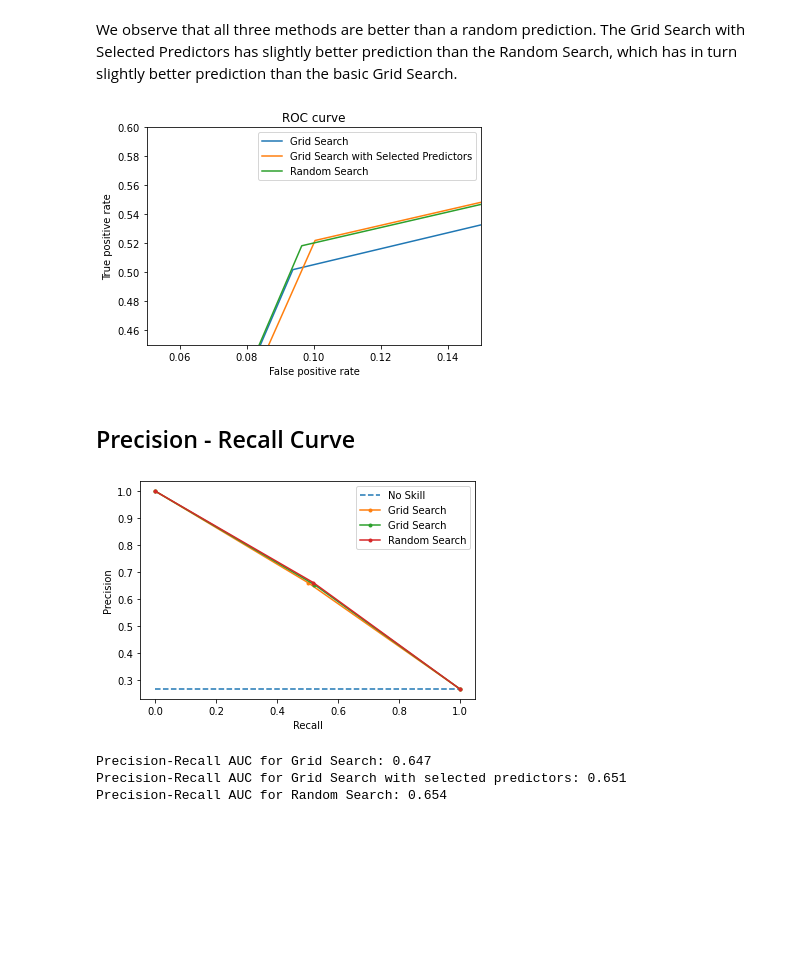
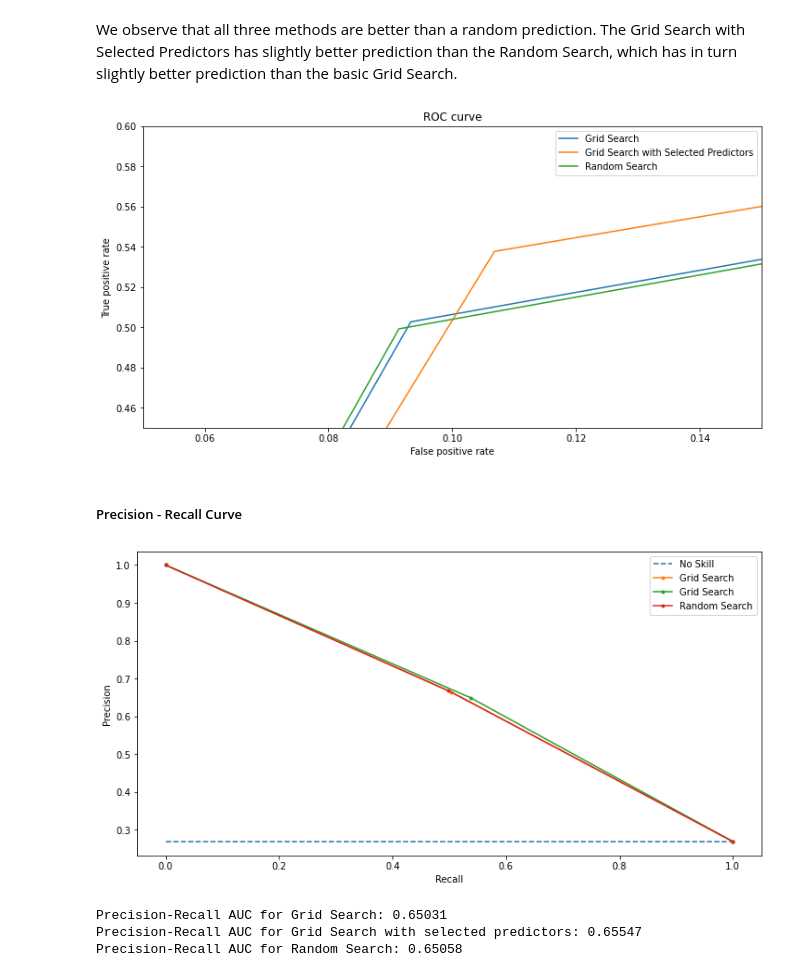
Before and after one commit to JulesTriomphe/dsip, a Jupyter notebook: PS2/ps02.ipynb, the cells around one changed output. Cells and saved outputs as stored; diff of their text form; code cells hidden in the pictures; blank space fills up the shorter version.

```diff
--- a/PS2/ps02.ipynb
+++ b/PS2/ps02.ipynb
@@ -228,7 +344,7 @@ Let's try to run the model again, but this time selecting only the most impactin
 # %%
 grid_selected_features = [grid_feature_importances[i][0] for i in range(15)]
 grid_X_train_sel = X_train[grid_selected_features]
-grid_X_val_sel = X_val[grid_selected_features]
+grid_X_test_sel = X_test[grid_selected_features]
 # %%
 grid_clf.fit(grid_X_train_sel, y_train)
 # %% [output]
@@ -283,5 +399,5 @@ grid_clf_best_sel = RandomForestClassifier(n_jobs = -1,max_depth = grid_best_max
 # %%
 grid_clf_best_sel.fit(grid_X_train_sel, y_train);
 # %%
-grid_y_pred_sel = grid_clf_best_sel.predict(grid_X_val_sel)
+grid_y_pred_sel = grid_clf_best_sel.predict(grid_X_test_sel)
 # %%
@@ -360,5 +476,5 @@ random_clf_best = RandomForestClassifier(max_depth = 35, max_features = 'sqrt',
 # %%
 random_clf_best.fit(X_train, y_train);
 # %%
-random_y_pred = random_clf_best.predict(X_val)
+random_y_pred = random_clf_best.predict(X_test)
 # %%
@@ -427,7 +543,7 @@ ROC AUC for Random Search: 0.711
 # %% [markdown]
 We observe that all three methods are better than a random prediction. The Grid Search with Selected Predictors has slightly better prediction than the Random Search, which has in turn slightly better prediction than the basic Grid Search.
 # %%
-plt.figure(1)
+plt.figure(figsize=(12, 6))
 plt.xlim(0.05, 0.15)
 plt.ylim(0.45, 0.6)
 plt.plot([0, 1], [0, 1], 'k--')
@@ -440,33 +556,35 @@ plt.title('ROC curve')
 plt.legend(loc='best')
 plt.show()
 # %% [output]
-[figure, old version]
+[figure, new version]
 # %% [markdown]
-## Precision - Recall Curve
+##### Precision - Recall Curve
 # %%
-grid_precision, grid_recall, _ = precision_recall_curve(y_val, grid_y_pred)
-grid_precision_sel, grid_recall_sel, _ = precision_recall_curve(y_val, grid_y_pred_sel)
-random_precision, random_recall, _ = precision_recall_curve(y_val, random_y_pred)
+grid_precision, grid_recall, _ = precision_recall_curve(y_test, grid_y_pred)
+grid_precision_sel, grid_recall_sel, _ = precision_recall_curve(y_test, grid_y_pred_sel)
+random_precision, random_recall, _ = precision_recall_curve(y_test, random_y_pred)
 # %%
-y_val = np.array(y_val)
-no_skill = len(y_val[y_val==1]) / len(y_val)
-pyplot.plot([0, 1], [no_skill, no_skill], linestyle='--', label='No Skill')
-pyplot.plot(grid_recall, grid_precision, marker='.', label='Grid Search')
-pyplot.plot(grid_recall_sel, grid_precision_sel, marker='.', label='Grid Search')
-pyplot.plot(random_recall, random_precision, marker='.', label='Random Search')
-pyplot.xlabel('Recall')
-pyplot.ylabel('Precision')
-pyplot.legend(loc='best')
-pyplot.show()
+y_test = np.array(y_test)
+no_skill = len(y_test[y_test == 1]) / len(y_test)
+
+plt.figure(figsize=(12, 6))
+plt.plot([0, 1], [no_skill, no_skill], linestyle='--', label='No Skill')
+plt.plot(grid_recall, grid_precision, marker='.', label='Grid Search')
+plt.plot(grid_recall_sel, grid_precision_sel, marker='.', label='Grid Search')
+plt.plot(random_recall, random_precision, marker='.', label='Random Search')
+plt.xlabel('Recall')
+plt.ylabel('Precision')
+plt.legend(loc='best')
+plt.show()
 
 pr_auc_grid = auc(grid_recall, grid_precision)
-print('Precision-Recall AUC for Grid Search: %.3f' % pr_auc_grid)
+print('Precision-Recall AUC for Grid Search: %.5f' % pr_auc_grid)
 pr_auc_grid_sel = auc(grid_recall_sel, grid_precision_sel)
-print('Precision-Recall AUC for Grid Search with selected predictors: %.3f' % pr_auc_grid_sel)
+print('Precision-Recall AUC for Grid Search with selected predictors: %.5f' % pr_auc_grid_sel)
 pr_auc_random = auc(random_recall, random_precision)
-print('Precision-Recall AUC for Random Search: %.3f' % pr_auc_random)
+print('Precision-Recall AUC for Random Search: %.5f' % pr_auc_random)
 # %% [output]
-[figure, old version]
+[figure, new version]
-Precision-Recall AUC for Grid Search: 0.647
-Precision-Recall AUC for Grid Search with selected predictors: 0.651
-Precision-Recall AUC for Random Search: 0.654
+Precision-Recall AUC for Grid Search: 0.65031
+Precision-Recall AUC for Grid Search with selected predictors: 0.65547
+Precision-Recall AUC for Random Search: 0.65058
```
Also changed, not shown: parts of 45 cells of this notebook, 1 other file.
